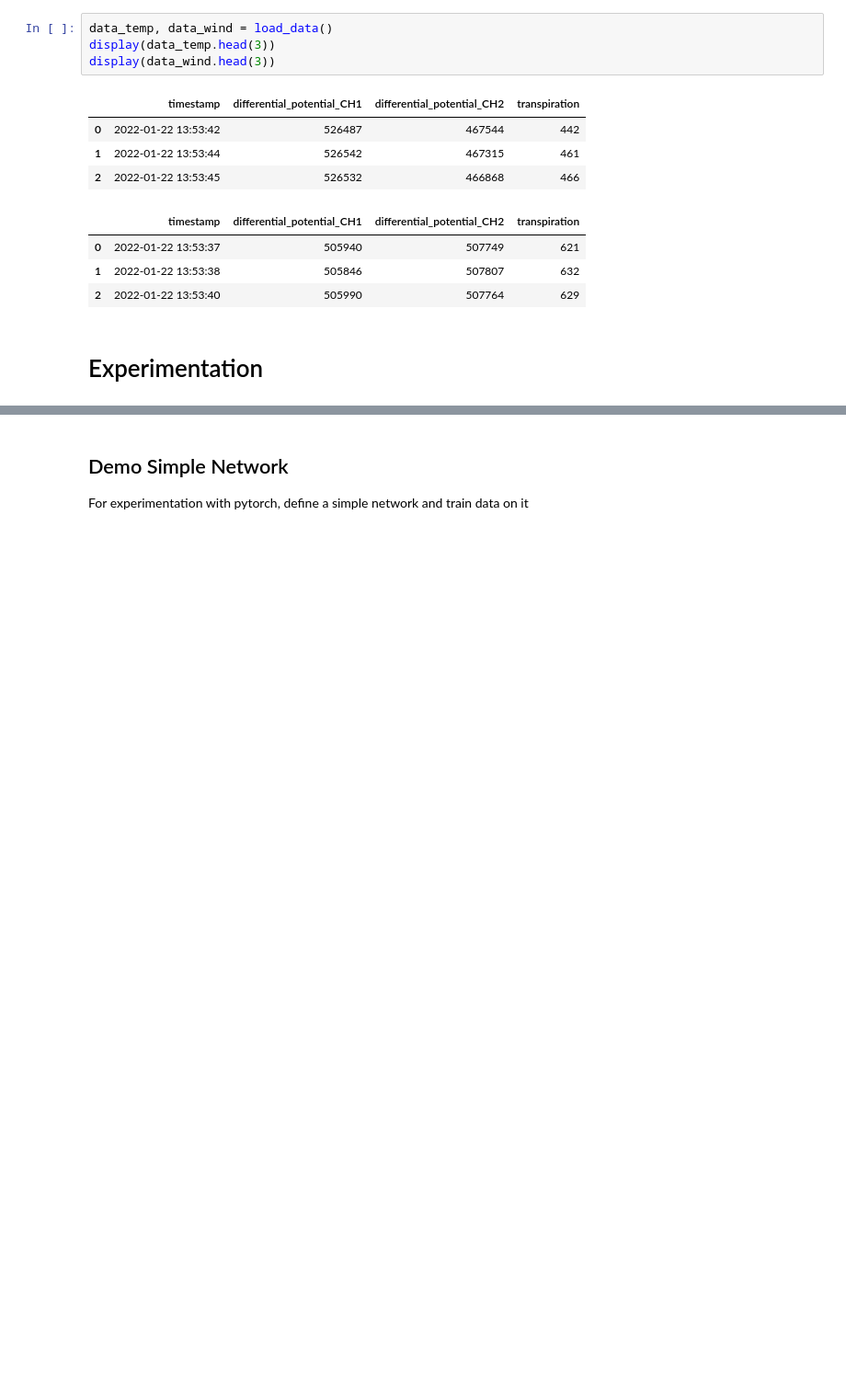
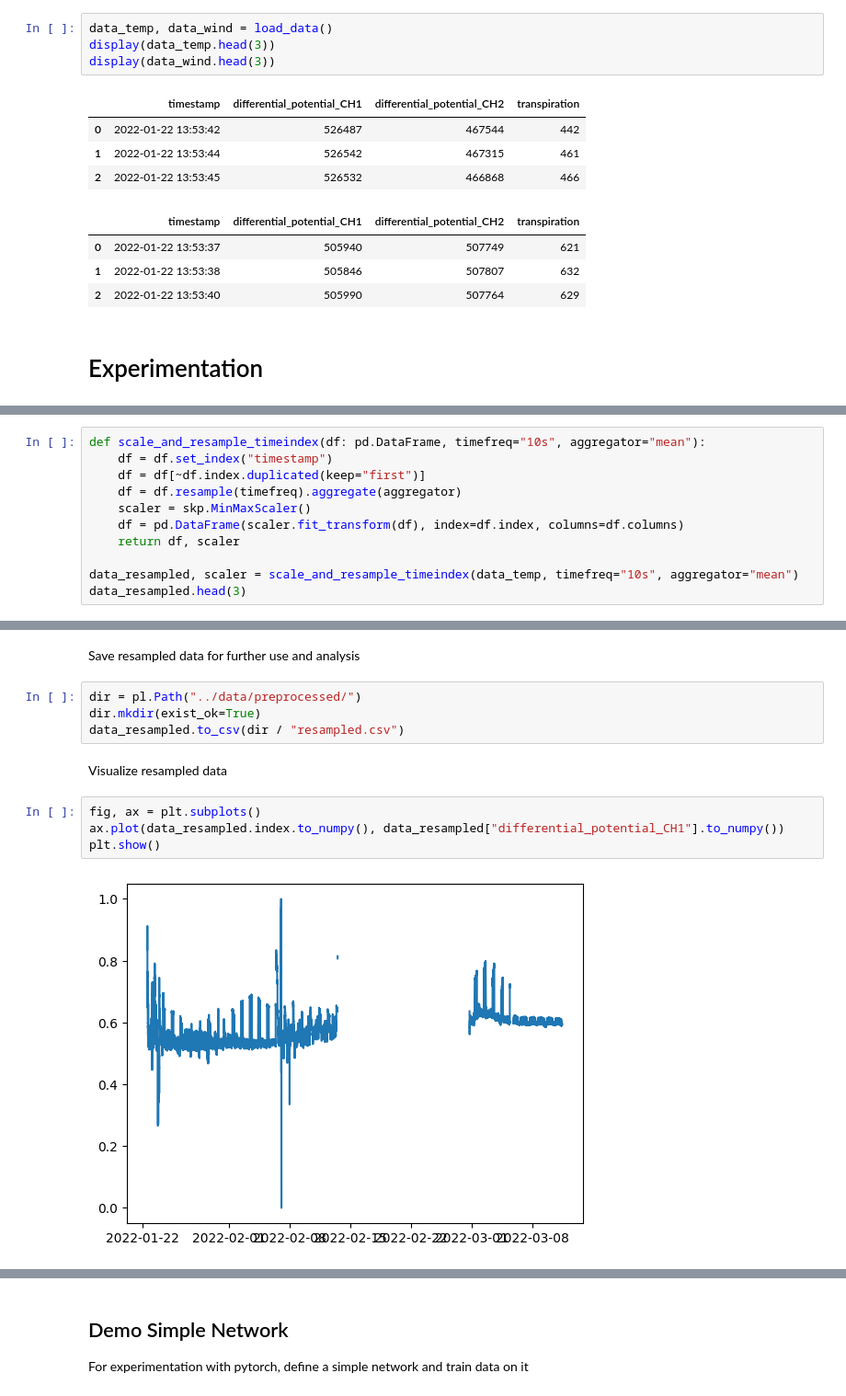
Before and after one commit to julianjandeleit/transformer-models-time-series-forecasting, a Jupyter notebook: notebooks/transformer_experimentation.ipynb, the cells around one changed output, grey strips where cells are left out. Shown: that part at 92% size. Cells and saved outputs as stored; diff of their text form; blank space fills up the shorter version.

Commit message:
data preprocessing and simple encoder

```diff
--- a/notebooks/transformer_experimentation.ipynb
+++ b/notebooks/transformer_experimentation.ipynb
@@ -37,0 +46,11 @@ display(data_wind.head(3))
+# %%
+def scale_and_resample_timeindex(df: pd.DataFrame, timefreq="10s", aggregator="mean"):
+    df = df.set_index("timestamp")
+    df = df[~df.index.duplicated(keep="first")]
+    df = df.resample(timefreq).aggregate(aggregator)
+    scaler = skp.MinMaxScaler()
+    df = pd.DataFrame(scaler.fit_transform(df), index=df.index, columns=df.columns)
+    return df, scaler
+
+data_resampled, scaler = scale_and_resample_timeindex(data_temp, timefreq="10s", aggregator="mean")
+data_resampled.head(3)
@@ -37,0 +63,15 @@ display(data_wind.head(3))
+# %% [markdown]
+Save resampled data for further use and analysis
+# %%
+dir = pl.Path("../data/preprocessed/")
+dir.mkdir(exist_ok=True)
+data_resampled.to_csv(dir / "resampled.csv")
+# %% [markdown]
+
+Visualize resampled data
+# %%
+fig, ax = plt.subplots()
+ax.plot(data_resampled.index.to_numpy(), data_resampled["differential_potential_CH1"].to_numpy())
+plt.show()
+# %% [output]
+[figure, added]
```
Also changed, not shown: parts of 13 cells of this notebook, 5 other files.
